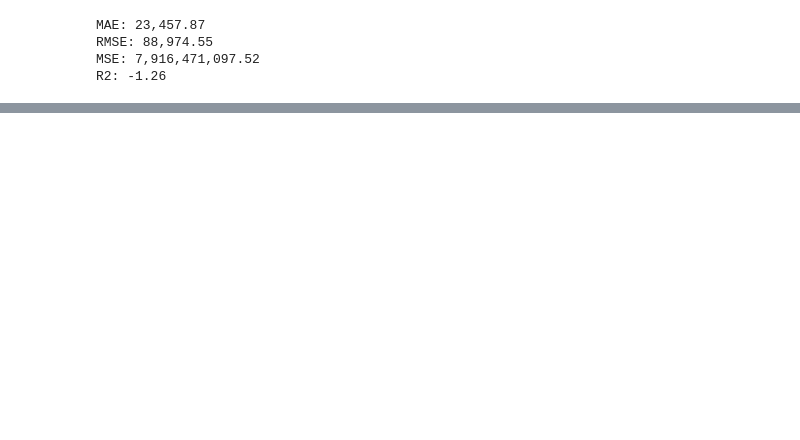
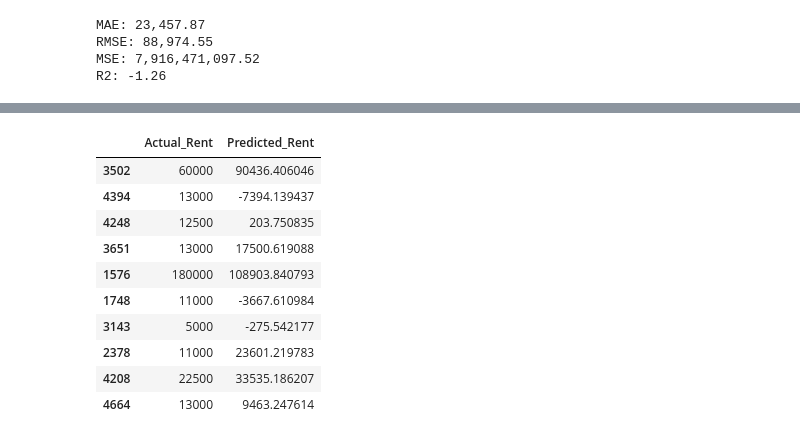
Before and after one commit to Shim-HyoungJoon/KDT, a Jupyter notebook: 10_MLDL/3_주택 임대료 예측 데이터셋.ipynb, the cells around one changed output, grey strips where cells are left out. Cells and saved outputs as stored; diff of their text form; code cells hidden in the pictures; blank space fills up the shorter version.

```diff
--- a/10_MLDL/3_주택 임대료 예측 데이터셋.ipynb
+++ b/10_MLDL/3_주택 임대료 예측 데이터셋.ipynb
@@ -597,0 +629,16 @@ R2: -1.26
+# %%
+# 예측값과 실제값 비교
+result_df = pd.DataFrame({"Actual_Rent": y_test, "Predicted_Rent": pred})
+result_df.head(10)
+# %% [output]
+|  | Actual_Rent | Predicted_Rent |
+| 3502 | 60000 | 90436.406046 |
+| 4394 | 13000 | -7394.139437 |
+| 4248 | 12500 | 203.750835 |
+| 3651 | 13000 | 17500.619088 |
+| 1576 | 180000 | 108903.840793 |
+| 1748 | 11000 | -3667.610984 |
+| 3143 | 5000 | -275.542177 |
+| 2378 | 11000 | 23601.219783 |
+| 4208 | 22500 | 33535.186207 |
+| 4664 | 13000 | 9463.247614 |
```
Also changed, not shown: parts of 9 cells of this notebook, 2 other files.
